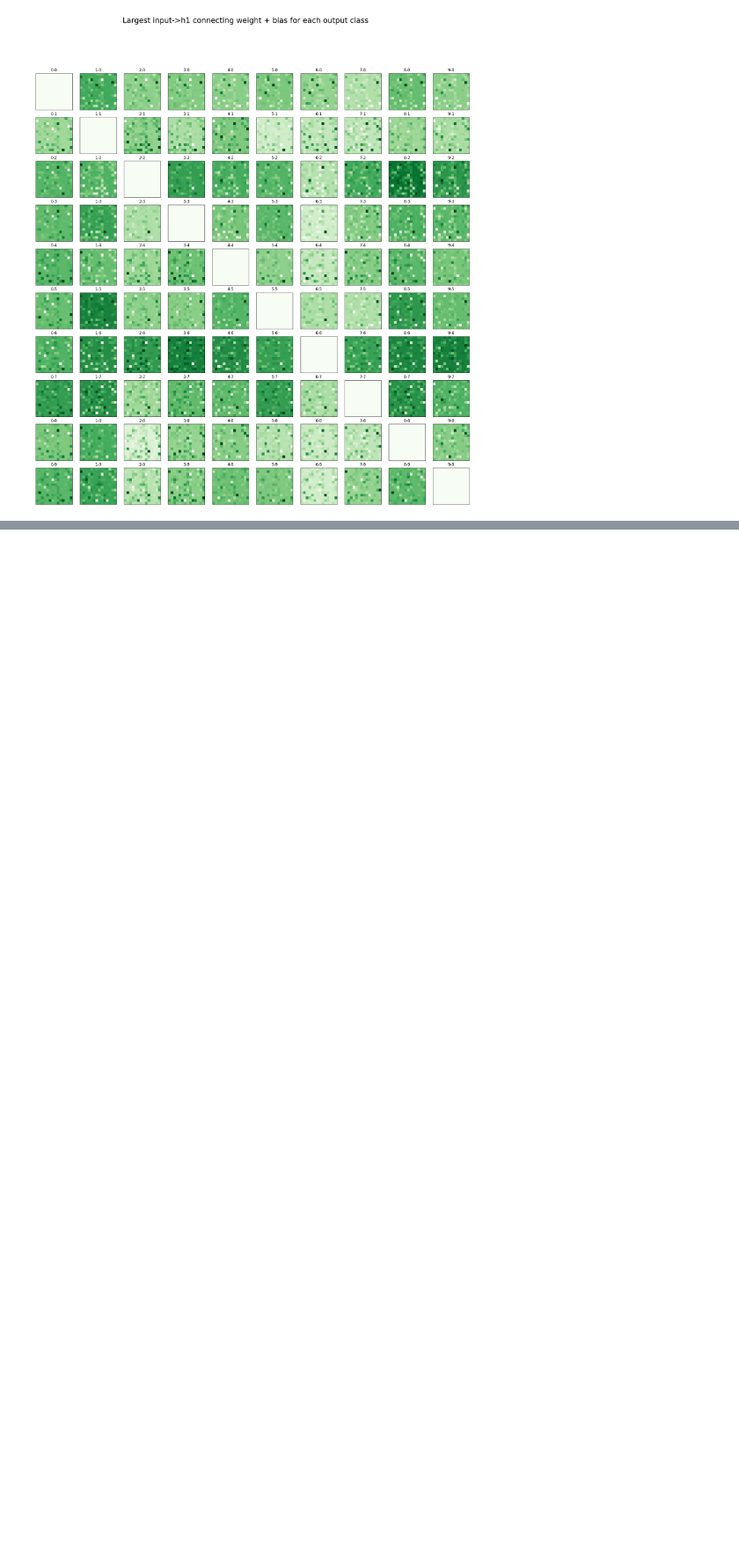
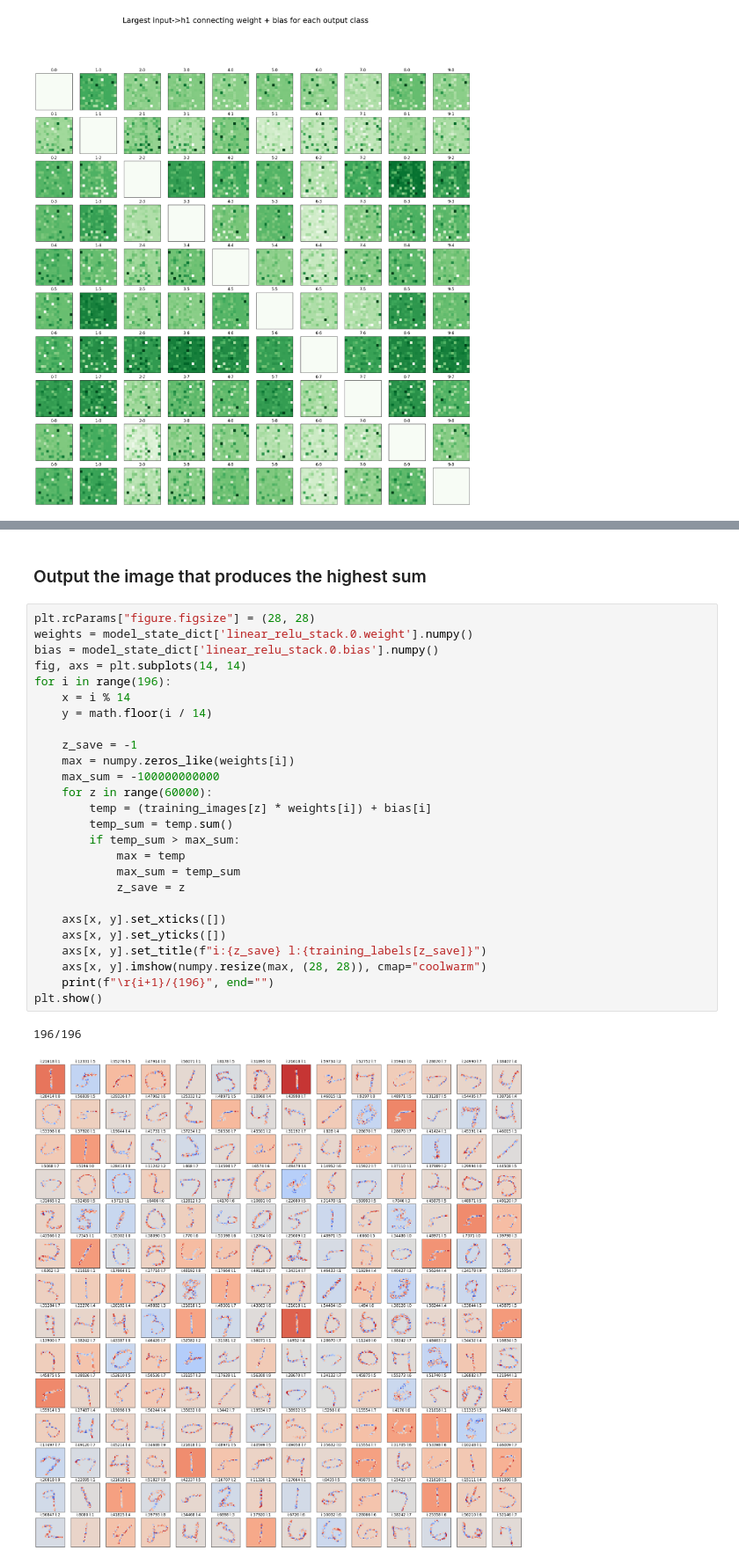
Before and after one commit to ramity/athena, a Jupyter notebook: notebooks/mnist_experiments.ipynb, the cells around one changed output, grey strips where cells are left out. Shown at 88% size. Drawn from its saved outputs; the diff is of its cells as text; blank space fills up the shorter version.

```diff
--- a/notebooks/mnist_experiments.ipynb
+++ b/notebooks/mnist_experiments.ipynb
@@ -389,0 +401,31 @@ plt.show()
+# %% [markdown]
+### Output the image that produces the highest sum
+# %%
+plt.rcParams["figure.figsize"] = (28, 28)
+weights = model_state_dict['linear_relu_stack.0.weight'].numpy()
+bias = model_state_dict['linear_relu_stack.0.bias'].numpy()
+fig, axs = plt.subplots(14, 14)
+for i in range(196):
+    x = i % 14
+    y = math.floor(i / 14)
+
+    z_save = -1
+    max = numpy.zeros_like(weights[i])
+    max_sum = -100000000000
+    for z in range(60000):
+        temp = (training_images[z] * weights[i]) + bias[i]
+        temp_sum = temp.sum()
+        if temp_sum > max_sum:
+            max = temp
+            max_sum = temp_sum
+            z_save = z
+
+    axs[x, y].set_xticks([])
+    axs[x, y].set_yticks([])
+    axs[x, y].set_title(f"i:{z_save} l:{training_labels[z_save]}")
+    axs[x, y].imshow(numpy.resize(max, (28, 28)), cmap="coolwarm")
+    print(f"\r{i+1}/{196}", end="")
+plt.show()
+# %% [output]
+196/196
+[figure, added]
```
Also changed, not shown: parts of 4 cells of this notebook.
